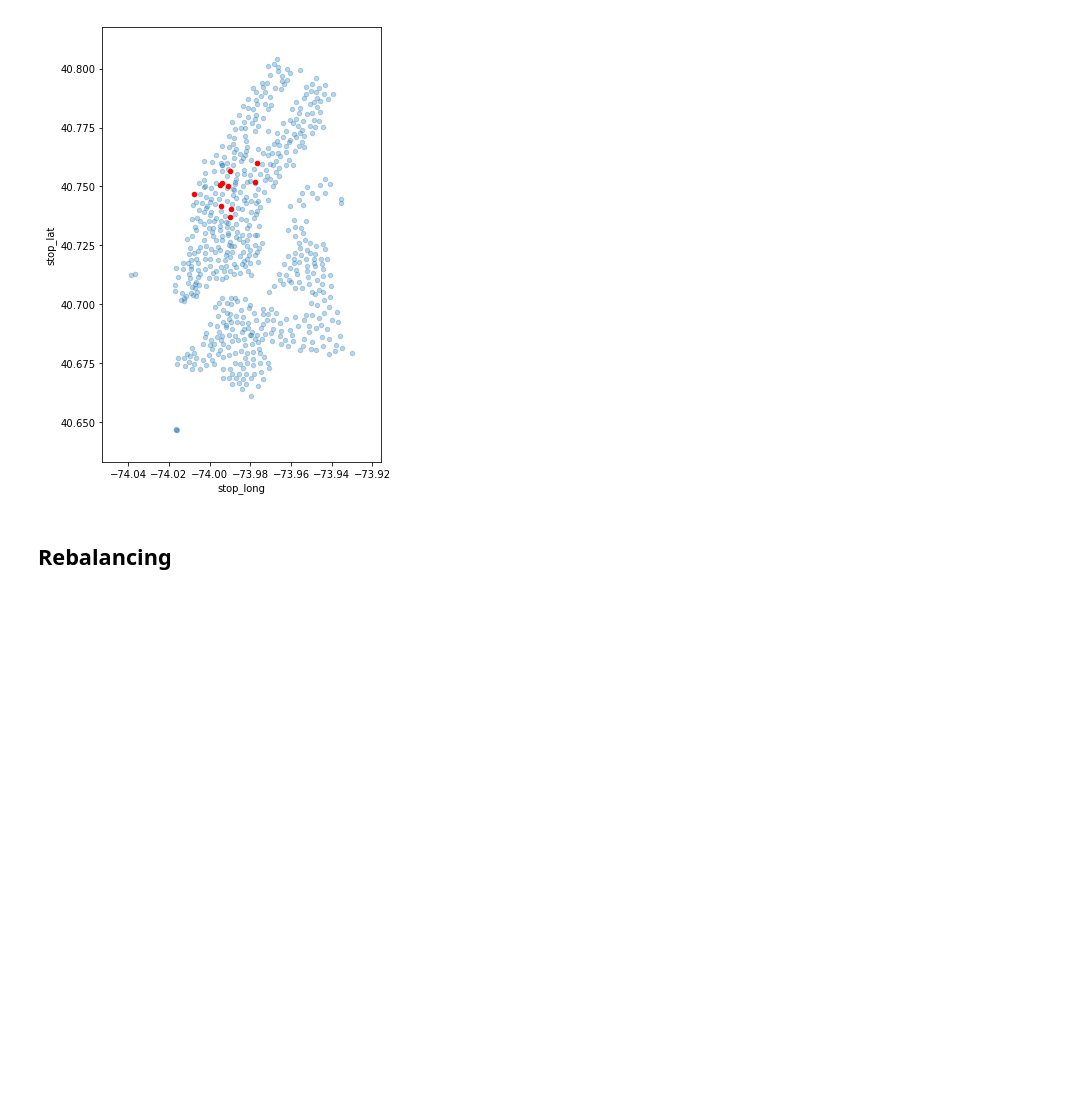
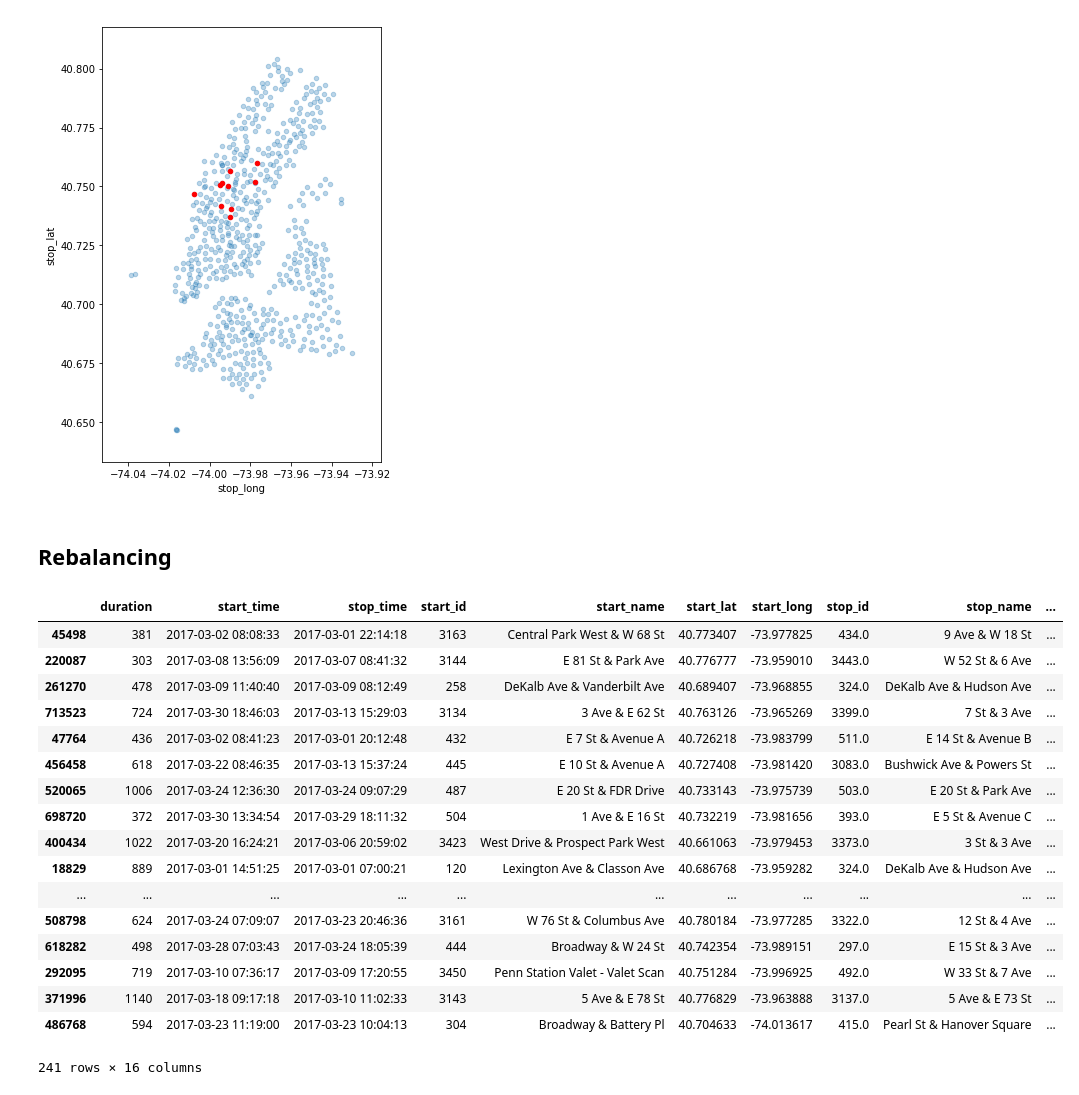
Before and after one commit to djevans071/Rebalancing-Citibike, a Jupyter notebook: Rebalancing.ipynb, the cells around one changed output. Drawn from its saved outputs; the diff is of its cells as text; code cells hidden in the pictures; blank space fills up the shorter version.

Commit message:
added analysis for extracting rebal data from trip data

```diff
--- a/Rebalancing.ipynb
+++ b/Rebalancing.ipynb
@@ -18,28 +20,3 @@ df = pd.read_csv(basepath + csvPath, parse_dates = ['Start Time', 'Stop Time'])
-# %%
-#rename columns
-new_cols = {'Trip Duration':'duration',
-            'Start Time': 'start_time',
-            'Stop Time':'stop_time',
-            'Start Station ID':'start_id',
-            'Start Station Name':'start_name',
-            'Start Station Latitude':'start_lat',
-            'Start Station Longitude':'start_long',
-            'End Station ID':'stop_id',
-            'End Station Name':'stop_name',
-            'End Station Latitude':'stop_lat',
-            'End Station Longitude':'stop_long',
-            'Bike ID':'bike_id',
-            'User Type':'user_type',
-            'Birth Year':'birth_year',
-            'Gender':'gender'}
-
-df = df.rename(columns = new_cols)
-# %%
-# add a column called trip_id within
-df['trip_id'] = df.index.values
-
-# remove outlier (lat 0, long 0)
-df = df[~(df.stop_lat == 0.)]
 # %%
 #load stations.csv or create a stations df from tripdata
 import os
@@ -137,0 +98,39 @@ plot_top_stations(top_stops, 'stop_long', 'stop_lat')
+# %%
+bike_list = df.bike_id.unique()
+
+# collect rebal events for the first 100 bikes
+df = df.sort_values(['bike_id', 'start_time'])
+#cols = ['start_id','stop_id', 'start_time', 'stop_time', 'bike_id']
+df1 = df[df.bike_id.isin(bike_list[:100])]
+
+# track rebalancing events
+#(REMEMBER THAT REBAL EVENTS USE STOP_TIME AS THE STARTING TIME)
+
+shift_cols = ['stop_id','stop_time', 'stop_long', 'stop_lat', 'stop_name']
+
+def shift_cond(bike_df):
+    bike_df[shift_cols] = bike_df[shift_cols].shift(1)
+    return bike_df[bike_df.start_id != bike_df.stop_id]
+
+rebal_df = df1.groupby('bike_id').apply(shift_cond).dropna()
+rebal_df.index = rebal_df.index.droplevel('bike_id')
+rebal_df
+# %% [output]
+|  | duration | start_time | stop_time | start_id | start_name | start_lat | start_long | stop_id | stop_name | ... |
+| 45498 | 381 | 2017-03-02 08:08:33 | 2017-03-01 22:14:18 | 3163 | Central Park West & W 68 St | 40.773407 | -73.977825 | 434.0 | 9 Ave & W 18 St | ... |
+| 220087 | 303 | 2017-03-08 13:56:09 | 2017-03-07 08:41:32 | 3144 | E 81 St & Park Ave | 40.776777 | -73.959010 | 3443.0 | W 52 St & 6 Ave | ... |
+| 261270 | 478 | 2017-03-09 11:40:40 | 2017-03-09 08:12:49 | 258 | DeKalb Ave & Vanderbilt Ave | 40.689407 | -73.968855 | 324.0 | DeKalb Ave & Hudson Ave | ... |
+| 713523 | 724 | 2017-03-30 18:46:03 | 2017-03-13 15:29:03 | 3134 | 3 Ave & E 62 St | 40.763126 | -73.965269 | 3399.0 | 7 St & 3 Ave | ... |
+| 47764 | 436 | 2017-03-02 08:41:23 | 2017-03-01 20:12:48 | 432 | E 7 St & Avenue A | 40.726218 | -73.983799 | 511.0 | E 14 St & Avenue B | ... |
+| 456458 | 618 | 2017-03-22 08:46:35 | 2017-03-13 15:37:24 | 445 | E 10 St & Avenue A | 40.727408 | -73.981420 | 3083.0 | Bushwick Ave & Powers St | ... |
+| 520065 | 1006 | 2017-03-24 12:36:30 | 2017-03-24 09:07:29 | 487 | E 20 St & FDR Drive | 40.733143 | -73.975739 | 503.0 | E 20 St & Park Ave | ... |
+| 698720 | 372 | 2017-03-30 13:34:54 | 2017-03-29 18:11:32 | 504 | 1 Ave & E 16 St | 40.732219 | -73.981656 | 393.0 | E 5 St & Avenue C | ... |
+| 400434 | 1022 | 2017-03-20 16:24:21 | 2017-03-06 20:59:02 | 3423 | West Drive & Prospect Park West | 40.661063 | -73.979453 | 3373.0 | 3 St & 3 Ave | ... |
+| 18829 | 889 | 2017-03-01 14:51:25 | 2017-03-01 07:00:21 | 120 | Lexington Ave & Classon Ave | 40.686768 | -73.959282 | 324.0 | DeKalb Ave & Hudson Ave | ... |
+| ... | ... | ... | ... | ... | ... | ... | ... | ... | ... | ... |
+| 508798 | 624 | 2017-03-24 07:09:07 | 2017-03-23 20:46:36 | 3161 | W 76 St & Columbus Ave | 40.780184 | -73.977285 | 3322.0 | 12 St & 4 Ave | ... |
+| 618282 | 498 | 2017-03-28 07:03:43 | 2017-03-24 18:05:39 | 444 | Broadway & W 24 St | 40.742354 | -73.989151 | 297.0 | E 15 St & 3 Ave | ... |
+| 292095 | 719 | 2017-03-10 07:36:17 | 2017-03-09 17:20:55 | 3450 | Penn Station Valet - Valet Scan | 40.751284 | -73.996925 | 492.0 | W 33 St & 7 Ave | ... |
+| 371996 | 1140 | 2017-03-18 09:17:18 | 2017-03-10 11:02:33 | 3143 | 5 Ave & E 78 St | 40.776829 | -73.963888 | 3137.0 | 5 Ave & E 73 St | ... |
+| 486768 | 594 | 2017-03-23 11:19:00 | 2017-03-23 10:04:13 | 304 | Broadway & Battery Pl | 40.704633 | -74.013617 | 415.0 | Pearl St & Hanover Square | ... |
+241 rows × 16 columns
```
Also changed, not shown: parts of 23 cells of this notebook, 2 other files.
